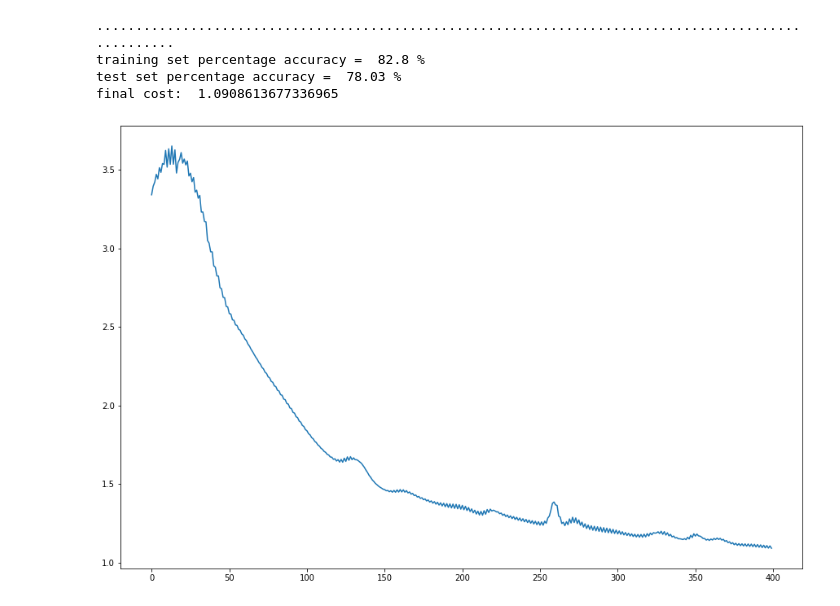
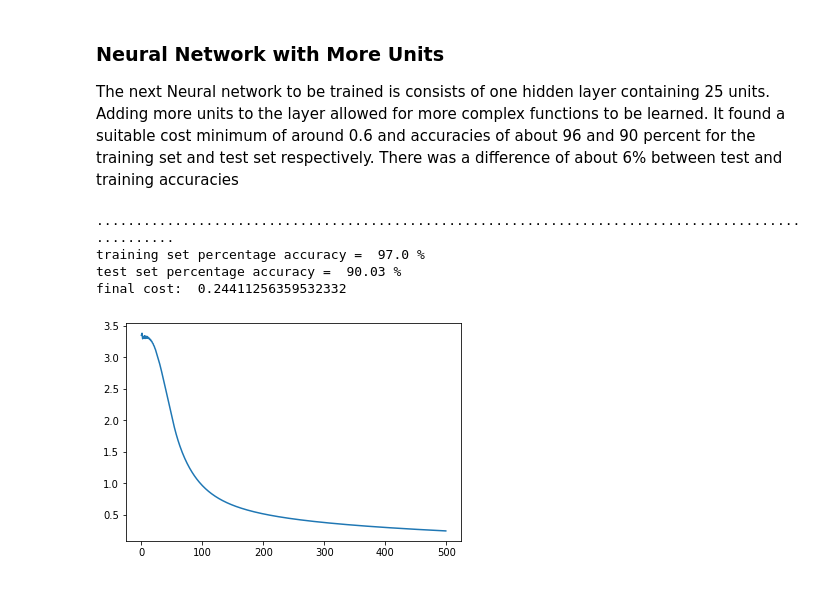
Before and after one commit to ThishenP/neural-network-from-scratch, a Jupyter notebook: Untitled.ipynb, the cells around one changed output. Saved outputs shown, nothing was run; the diff lists cells and outputs as text; code cells hidden in the pictures.

Commit message:
exploring activation functions and architectures

```diff
--- a/Untitled.ipynb
+++ b/Untitled.ipynb
@@ -4,7 +7,5 @@
 import pandas as pd
 import numpy as np
 import matplotlib.pyplot as plt
-from sklearn.model_selection import train_test_split
-plt.rcParams["figure.figsize"] = (15,10)
 plt.gray()
 # %% [output]
@@ -152,26 +172,28 @@ y_test  = label_to_vector(y_test_label, num_classes)
 # %%
-def train_nn(NN_architecture, X_train, y_train, a_func, max_iter, lr):
-    costs=[]
-    #initialising Theta based on given neural network architecture
+def train_nn(NN_architecture, X_train, y_train, a_func, max_iter, lr ,lambd):
+    costs = []
+    # initialising Theta based on given neural network architecture
     Thetas = initialise_Thetas(NN_architecture)
-    d_a_func = a_func_derivatives[a_func] #derivative of the given activation function
+    # derivative of the given activation function
+    d_a_func = a_func_derivatives[a_func]
 
     for i in range(max_iter):
-        #loading bar for training. complete after a maximum of 100 dots
-        if i%int(max_iter/100)==0:
-            print('.',end="")
+        # loading bar for training. complete after a maximum of 100 dots
+        if i % int(max_iter/100) == 0:
+            print('.', end="")
 
-        #forward propogation
-        Z_vals, A_vals = forward_prop(X_train,Thetas,a_func)
+        # forward propogation
+        Z_vals, A_vals = forward_prop(X_train, Thetas, a_func)
 
-        #storing all costs for plot
-        costs.append(cost(X_train,y_train,Thetas,a_func,lambd))
+        # storing all costs for plot
+        costs.append(cost(X_train, y_train, Thetas, a_func, lambd))
 
-        #back propogation
-        D = back_prop(y_train,Z_vals, A_vals,Thetas,X_train.shape[1],d_a_func,lambd)
+        # back propogation
+        D = back_prop(y_train, Z_vals, A_vals, Thetas,
+                      X_train.shape[1], d_a_func, lambd)
 
-        #updating Thetas
+        # updating Thetas
         for i in range(len(Thetas)):
             Thetas[i] = Thetas[i] - lr*D[i]
-    print() #to end line
+    print()  # to end line
     return Thetas, costs
@@ -178,12 +341,17 @@ def train_nn(NN_architecture, X_train, y_train, a_func, max_iter, lr):
+# %% [markdown]
+### Neural Network with More Units
+The next Neural network to be trained is consists of one hidden layer containing 25 units. Adding more units to the layer allowed for more complex functions to be learned. It found a suitable cost minimum of around 0.6 and accuracies of about 96 and 90 percent for the training set and test set respectively. There was a difference of about 6% between test and training accuracies
 # %%
-NN_architecture = [784,25,10]
-max_iters = 400
+NN_architecture = [784, 25, 10]
+max_iters = 500
 lr = 1
-Thetas, costs = train_nn(NN_architecture, X_train, y_train, sigmoid, max_iters, lr)
-show_results(X_train,y_train,X_test,y_test,Thetas,sigmoid,costs)
+lambd =0
+Thetas, costs = train_nn(NN_architecture, X_train,
+                         y_train, sigmoid, max_iters, lr,lambd)
+show_results(X_train, y_train, X_test, y_test, Thetas, sigmoid, costs)
 # %% [output]
 ....................................................................................................
-training set percentage accuracy =  82.8 %
-test set percentage accuracy =  78.03 %
-final cost:  1.0908613677336965
+training set percentage accuracy =  97.0 %
+test set percentage accuracy =  90.03 %
+final cost:  0.24411256359532332
-[figure, old version]
+[figure, new version]
```
Also changed, not shown: parts of 34 cells of this notebook.
